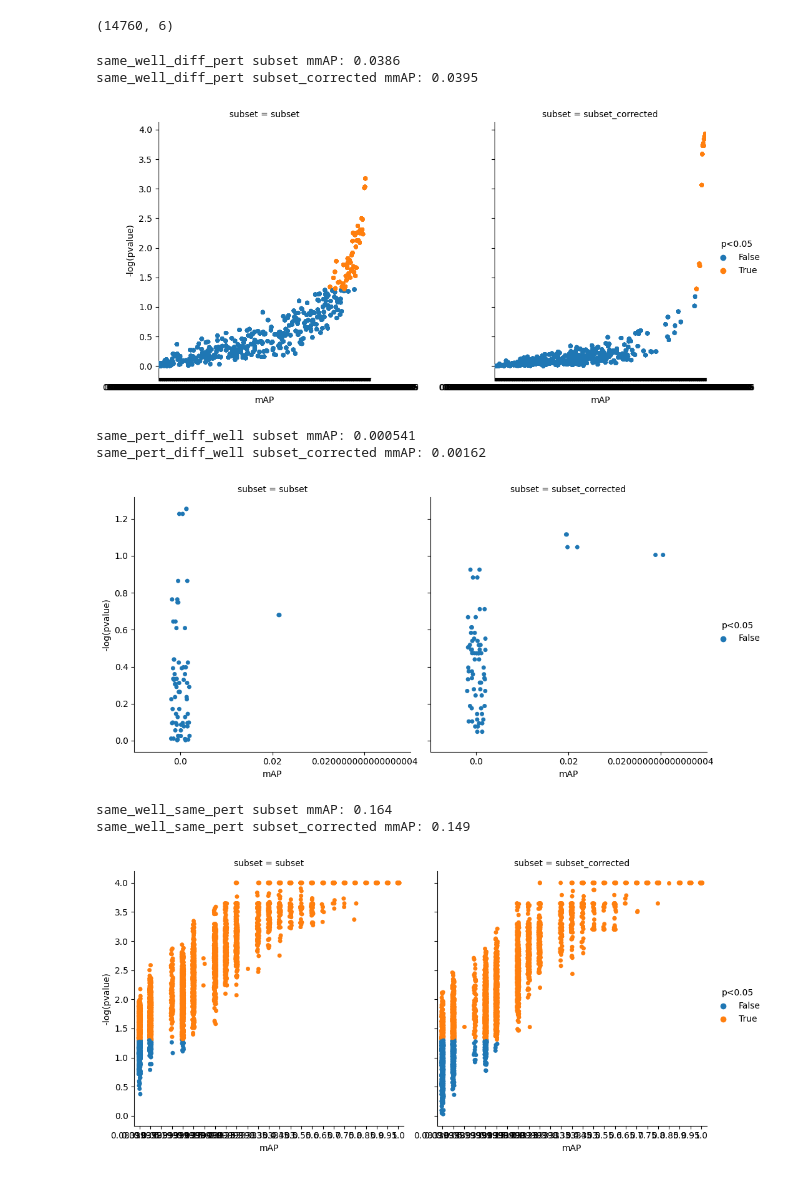
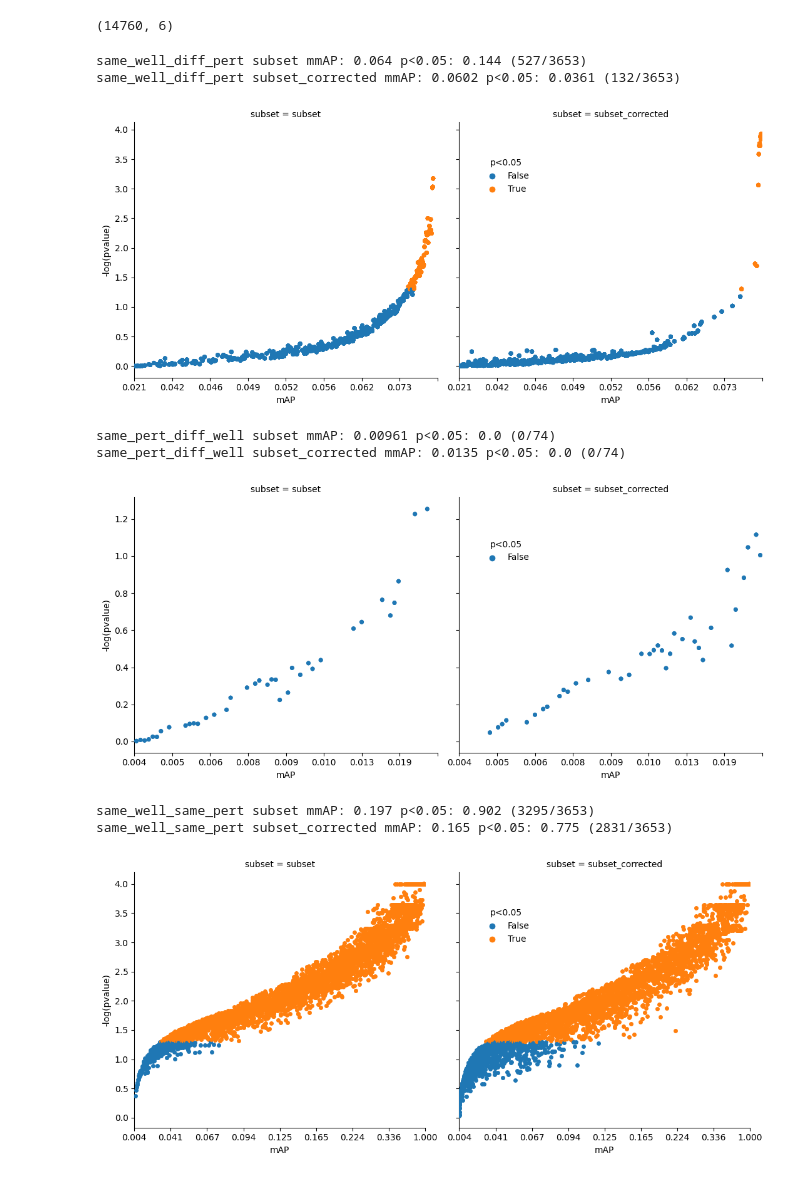
Before and after one commit to broadinstitute/position-effect-correction, a Jupyter notebook: 3.correct/3_compare_metrics_subset.ipynb, the cells around one changed output. Saved outputs shown, nothing was run; the diff lists cells and outputs as text; code cells hidden in the pictures.

Commit message:
plot mAP insteda of r-precision; fix axes labels

```diff
--- a/3.correct/3_compare_metrics_subset.ipynb
+++ b/3.correct/3_compare_metrics_subset.ipynb
@@ -9,7 +13,7 @@ results_dir = Path("../2.evalzoo/results/")
 mertrics_filename = "metrics_level_1_ref"
 
 metrics_columns = [
-    "sim_retrieval_r_precision_ref_i_mean_i",
+    "sim_retrieval_average_precision_ref_i_mean_i",
     "sim_retrieval_average_precision_ref_i_nlog10pvalue_mean_i",
     "sim_retrieval_average_precision_ref_i_nlog10qvalue_mean_i"
     ]
@@ -46,19 +50,38 @@ metrics_df.shape
 # %% [output]
 (14760, 6)
 # %%
+def fmt(s):
+    try:
+        n = f"{float(s):.3f}"
+    except:
+        n = ""
+    return n
+
 for config in metrics_df.config.unique():
     config_df = metrics_df[metrics_df.config==config]
     for subset in config_df.subset.unique():
-        print(config, subset, f"mmAP: {config_df[config_df.subset==subset].mAP.mean():.03}")
-    sns.catplot(data=config_df, x="mAP", y="-log(pvalue)", col="subset", hue="p<0.05")
+        p_value = config_df[config_df.subset==subset]['p<0.05']
+        print(
+            config,
+            subset,
+            f"mmAP: {config_df[config_df.subset==subset].mAP.mean():.03}",
+            f"p<0.05: {p_value.mean():.03} ({p_value.sum()}/{p_value.shape[0]})",
+            )
+    g = sns.catplot(data=config_df, x="mAP", y="-log(pvalue)", col="subset", hue="p<0.05", jitter=False, legend_out=False)
+    g._legend.set_bbox_to_anchor((.65, .75))
+    for ax in g.axes.flat:
+        ax.xaxis.set_major_locator(ticker.LinearLocator(9))
+        ax.set_xticklabels([fmt(label.get_text()) for label in ax.get_xticklabels()])
+        # axes.set_xlim(0.0, 1.0)
+    plt.tight_layout()
     plt.show()
 # %% [output]
-same_well_diff_pert subset mmAP: 0.0386
-same_well_diff_pert subset_corrected mmAP: 0.0395
+same_well_diff_pert subset mmAP: 0.064 p<0.05: 0.144 (527/3653)
+same_well_diff_pert subset_corrected mmAP: 0.0602 p<0.05: 0.0361 (132/3653)
-[figure, old version]
+[figure, new version]
-same_pert_diff_well subset mmAP: 0.000541
-same_pert_diff_well subset_corrected mmAP: 0.00162
+same_pert_diff_well subset mmAP: 0.00961 p<0.05: 0.0 (0/74)
+same_pert_diff_well subset_corrected mmAP: 0.0135 p<0.05: 0.0 (0/74)
-[figure, old version]
+[figure, new version]
-same_well_same_pert subset mmAP: 0.164
-same_well_same_pert subset_corrected mmAP: 0.149
+same_well_same_pert subset mmAP: 0.197 p<0.05: 0.902 (3295/3653)
+same_well_same_pert subset_corrected mmAP: 0.165 p<0.05: 0.775 (2831/3653)
-[figure, old version]
+[figure, new version]
```
Also changed, not shown: parts of 1 cell of this notebook.
